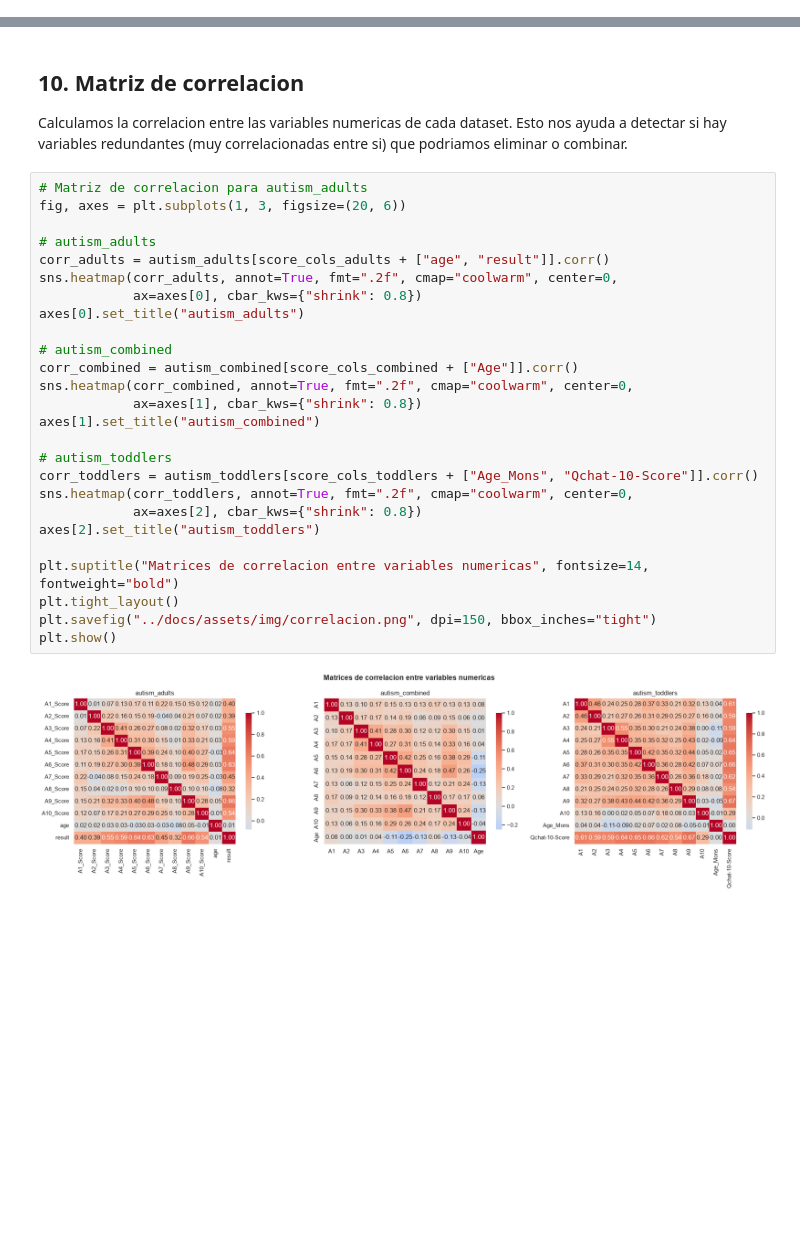
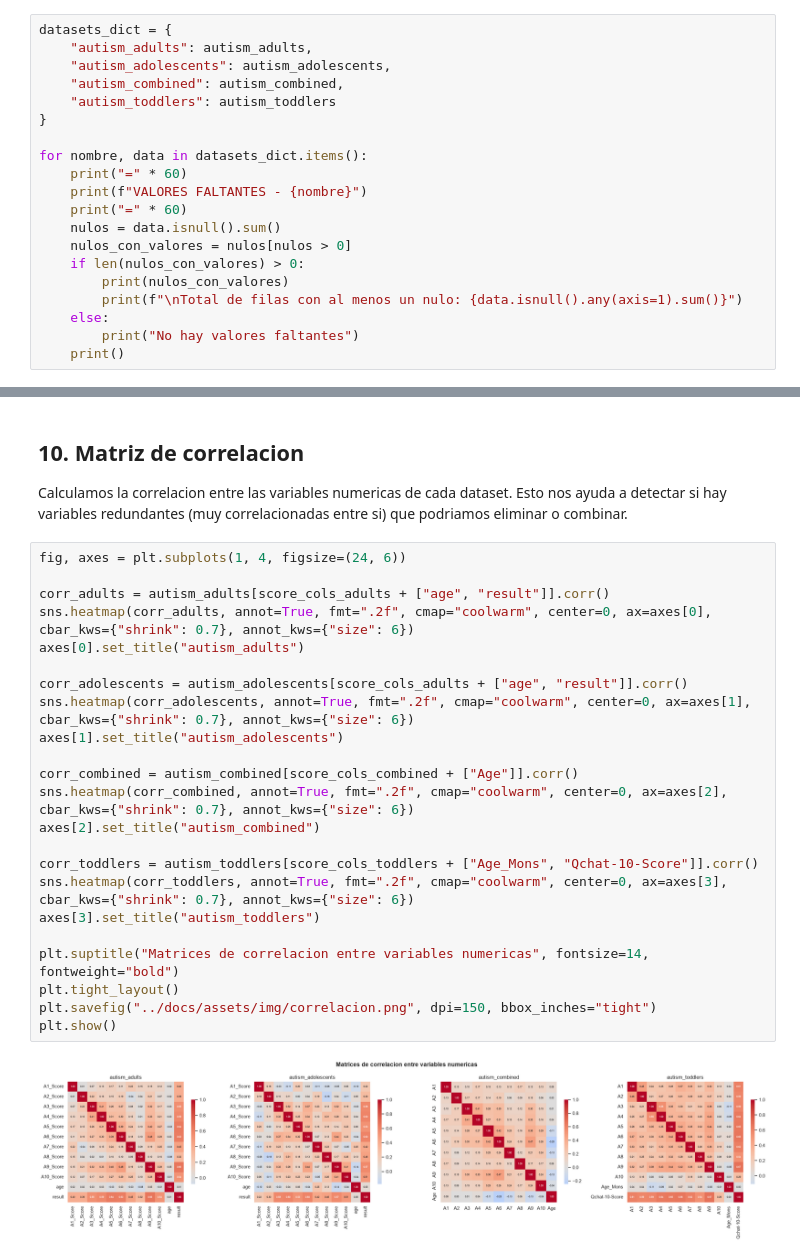
Before and after one commit to adrianaarang/tesTEA, a Jupyter notebook: notebooks/01_eda.ipynb, the cells around one changed output, grey strips where cells are left out. Saved outputs shown, nothing was run; the diff lists cells and outputs as text; blank space fills up the shorter version.

```diff
--- a/notebooks/01_eda.ipynb
+++ b/notebooks/01_eda.ipynb
@@ -242,0 +257,20 @@ No hay valores faltantes
+# %%
+datasets_dict = {
+    "autism_adults": autism_adults,
+    "autism_adolescents": autism_adolescents,
+    "autism_combined": autism_combined,
+    "autism_toddlers": autism_toddlers
+}
+
+for nombre, data in datasets_dict.items():
+    print("=" * 60)
+    print(f"VALORES FALTANTES - {nombre}")
+    print("=" * 60)
+    nulos = data.isnull().sum()
+    nulos_con_valores = nulos[nulos > 0]
+    if len(nulos_con_valores) > 0:
+        print(nulos_con_valores)
+        print(f"\nTotal de filas con al menos un nulo: {data.isnull().any(axis=1).sum()}")
+    else:
+        print("No hay valores faltantes")
+    print()
@@ -611,33 +587,30 @@ Calculamos la correlacion entre las variables numericas de cada dataset.
 Esto nos ayuda a detectar si hay variables redundantes (muy correlacionadas
 entre si) que podriamos eliminar o combinar.
 # %%
-# Matriz de correlacion para autism_adults
-fig, axes = plt.subplots(1, 3, figsize=(20, 6))
+fig, axes = plt.subplots(1, 4, figsize=(24, 6))
 
-# autism_adults
 corr_adults = autism_adults[score_cols_adults + ["age", "result"]].corr()
-sns.heatmap(corr_adults, annot=True, fmt=".2f", cmap="coolwarm", center=0,
-            ax=axes[0], cbar_kws={"shrink": 0.8})
+sns.heatmap(corr_adults, annot=True, fmt=".2f", cmap="coolwarm", center=0, ax=axes[0], cbar_kws={"shrink": 0.7}, annot_kws={"size": 6})
 axes[0].set_title("autism_adults")
 
-# autism_combined
+corr_adolescents = autism_adolescents[score_cols_adults + ["age", "result"]].corr()
+sns.heatmap(corr_adolescents, annot=True, fmt=".2f", cmap="coolwarm", center=0, ax=axes[1], cbar_kws={"shrink": 0.7}, annot_kws={"size": 6})
+axes[1].set_title("autism_adolescents")
+
 corr_combined = autism_combined[score_cols_combined + ["Age"]].corr()
-sns.heatmap(corr_combined, annot=True, fmt=".2f", cmap="coolwarm", center=0,
-            ax=axes[1], cbar_kws={"shrink": 0.8})
-axes[1].set_title("autism_combined")
+sns.heatmap(corr_combined, annot=True, fmt=".2f", cmap="coolwarm", center=0, ax=axes[2], cbar_kws={"shrink": 0.7}, annot_kws={"size": 6})
+axes[2].set_title("autism_combined")
 
-# autism_toddlers
 corr_toddlers = autism_toddlers[score_cols_toddlers + ["Age_Mons", "Qchat-10-Score"]].corr()
-sns.heatmap(corr_toddlers, annot=True, fmt=".2f", cmap="coolwarm", center=0,
-            ax=axes[2], cbar_kws={"shrink": 0.8})
-axes[2].set_title("autism_toddlers")
+sns.heatmap(corr_toddlers, annot=True, fmt=".2f", cmap="coolwarm", center=0, ax=axes[3], cbar_kws={"shrink": 0.7}, annot_kws={"size": 6})
+axes[3].set_title("autism_toddlers")
 
 plt.suptitle("Matrices de correlacion entre variables numericas", fontsize=14, fontweight="bold")
 plt.tight_layout()
 plt.savefig("../docs/assets/img/correlacion.png", dpi=150, bbox_inches="tight")
 plt.show()
 # %% [output]
-[figure, old version]
+[figure, new version]
 # %% [markdown]
 ### Observaciones sobre la correlacion
 
```
Also changed, not shown: parts of 45 cells of this notebook, 10 other files.
